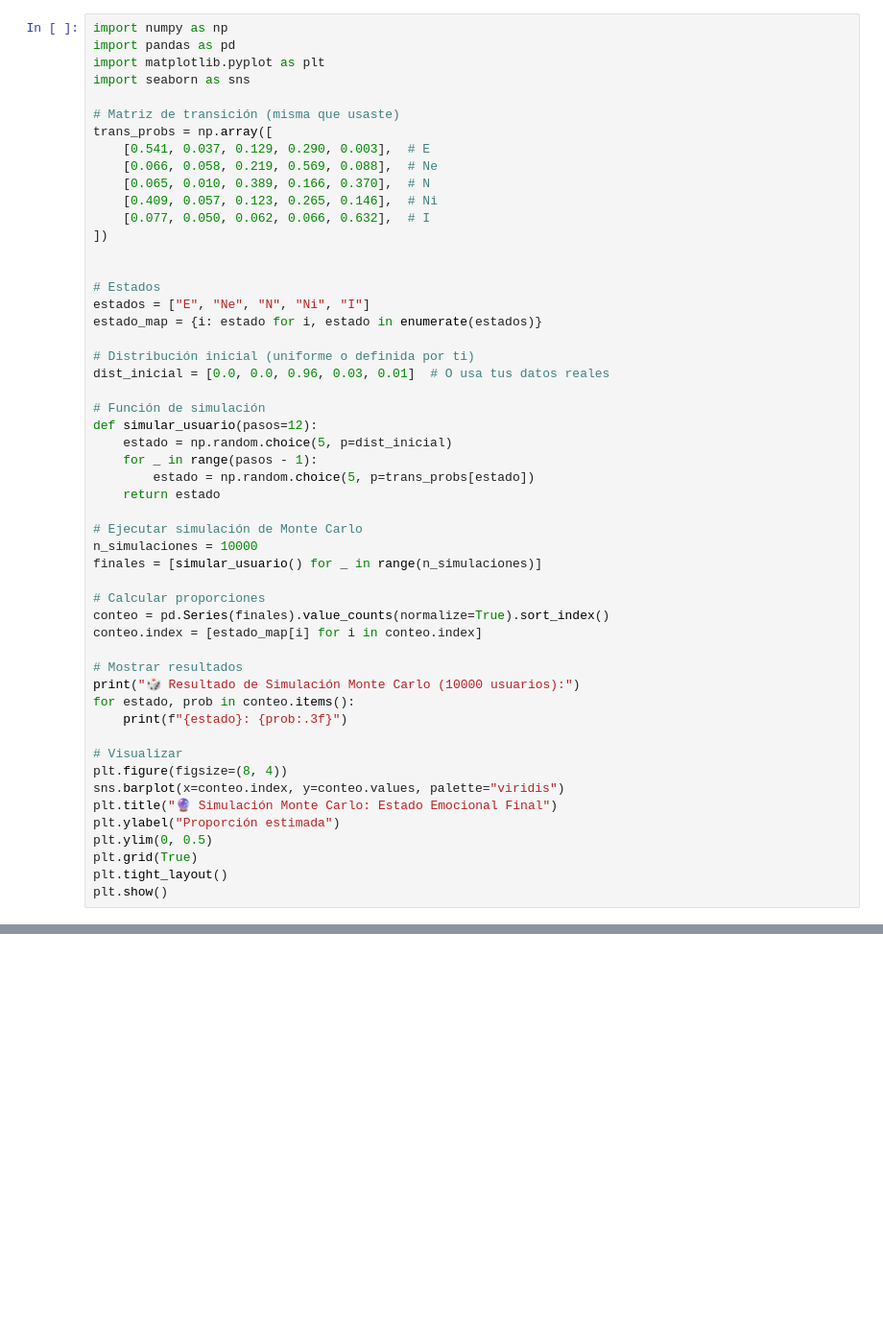
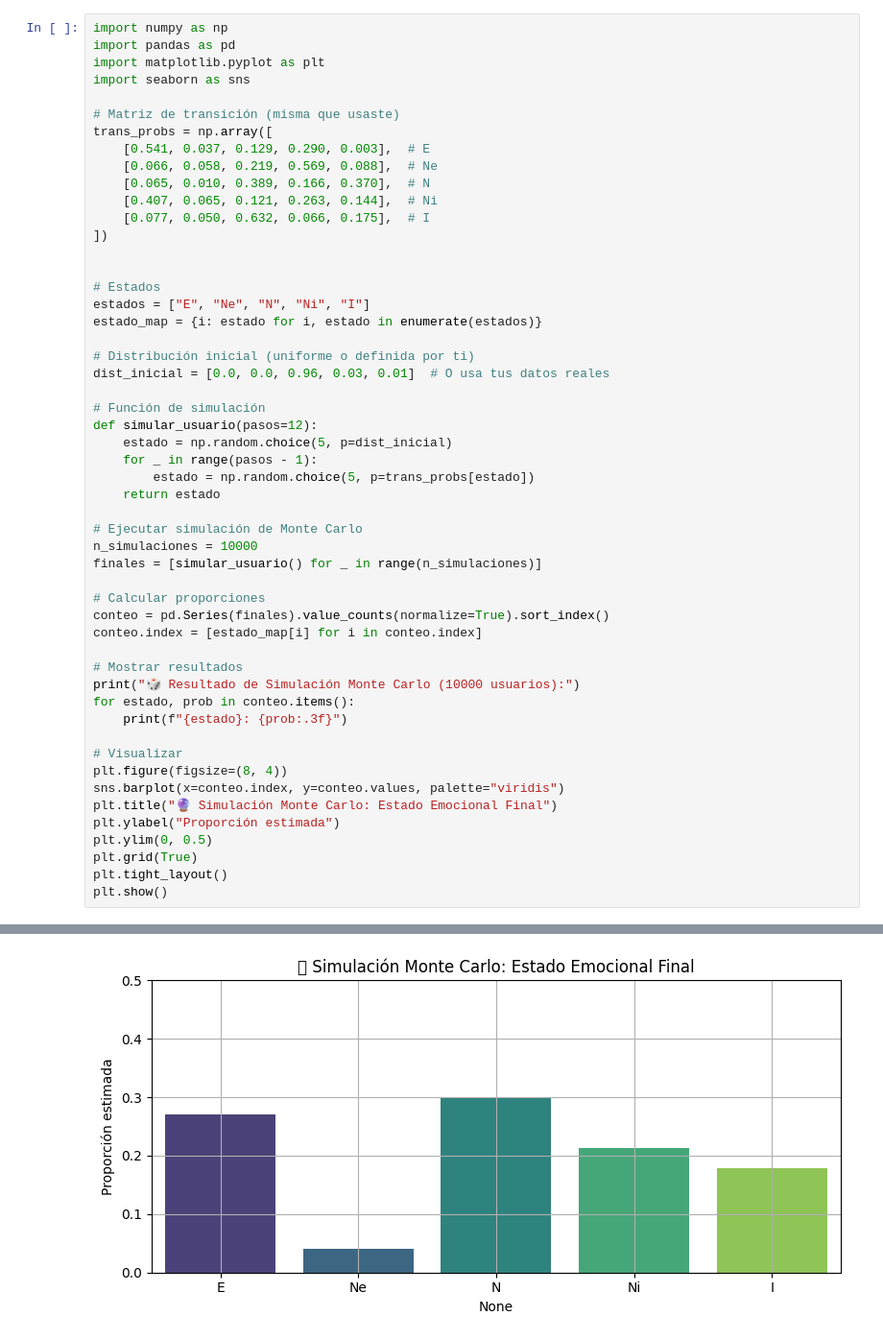
Before and after one commit to JorgeDanielRamirezNieves/Flex-Drive, a Jupyter notebook: Data-Analytics/code/Simulation/Monte-Carlo-Model/MonteCarlo.ipynb, the cells around one changed output, grey strips where cells are left out. Shown at 96% size. Saved outputs shown, nothing was run; the diff lists cells and outputs as text; blank space fills up the shorter version.

```diff
--- a/Data-Analytics/code/Simulation/Monte-Carlo-Model/MonteCarlo.ipynb
+++ b/Data-Analytics/code/Simulation/Monte-Carlo-Model/MonteCarlo.ipynb
@@ -9,8 +9,8 @@ trans_probs = np.array([
     [0.541, 0.037, 0.129, 0.290, 0.003],  # E
     [0.066, 0.058, 0.219, 0.569, 0.088],  # Ne
     [0.065, 0.010, 0.389, 0.166, 0.370],  # N
-    [0.409, 0.057, 0.123, 0.265, 0.146],  # Ni
-    [0.077, 0.050, 0.062, 0.066, 0.632],  # I
+    [0.407, 0.065, 0.121, 0.263, 0.144],  # Ni
+    [0.077, 0.050, 0.632, 0.066, 0.175],  # I
 ])
 
 
@@ -54,0 +63 @@ ValueError: probabilities do not sum to 1
+[figure, added]
```
Also changed, not shown: parts of 1 cell of this notebook, 5 other files.
